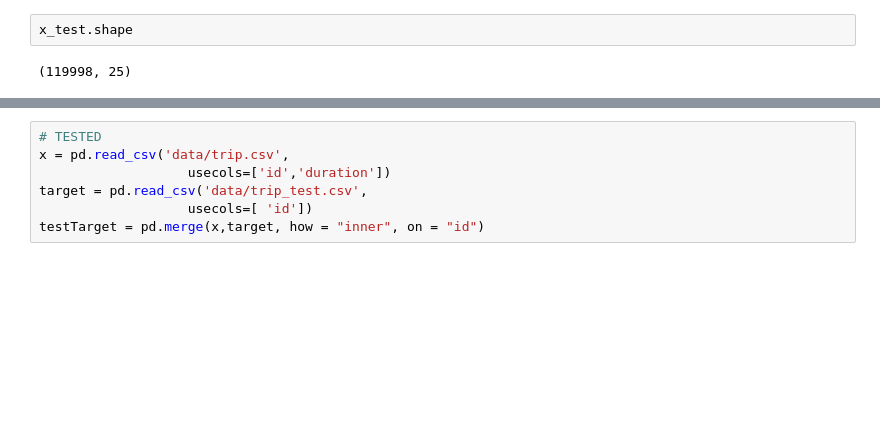
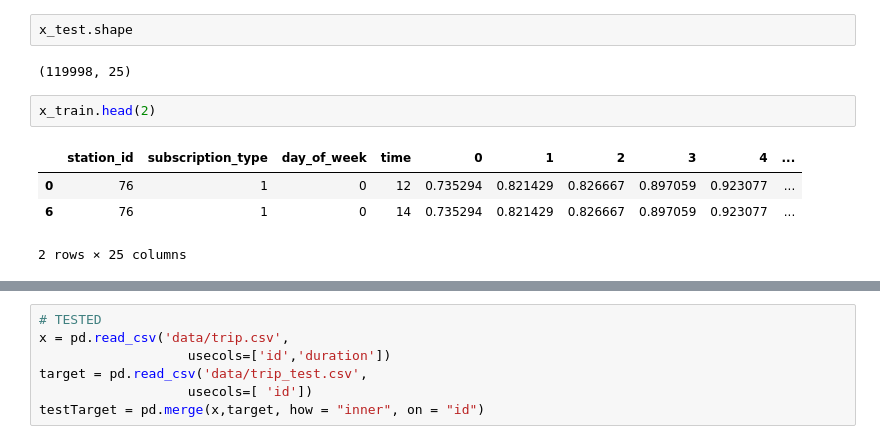
Before and after one commit to pabloernesto/sfBikes, a Jupyter notebook: ML_robert6.ipynb, the cells around one changed output, grey strips where cells are left out. Cells and saved outputs as stored; diff of their text form; blank space fills up the shorter version.

```diff
--- a/ML_robert6.ipynb
+++ b/ML_robert6.ipynb
@@ -371,3 +371,10 @@ y_train.shape
 x_test.shape
 # %% [output]
 (119998, 25)
+# %%
+x_train.head(2)
+# %% [output]
+|  | station_id | subscription_type | day_of_week | time | 0 | 1 | 2 | 3 | 4 | ... |
+| 0 | 76 | 1 | 0 | 12 | 0.735294 | 0.821429 | 0.826667 | 0.897059 | 0.923077 | ... |
+| 6 | 76 | 1 | 0 | 14 | 0.735294 | 0.821429 | 0.826667 | 0.897059 | 0.923077 | ... |
+2 rows × 25 columns
```
Also changed, not shown: parts of 12 cells of this notebook.
